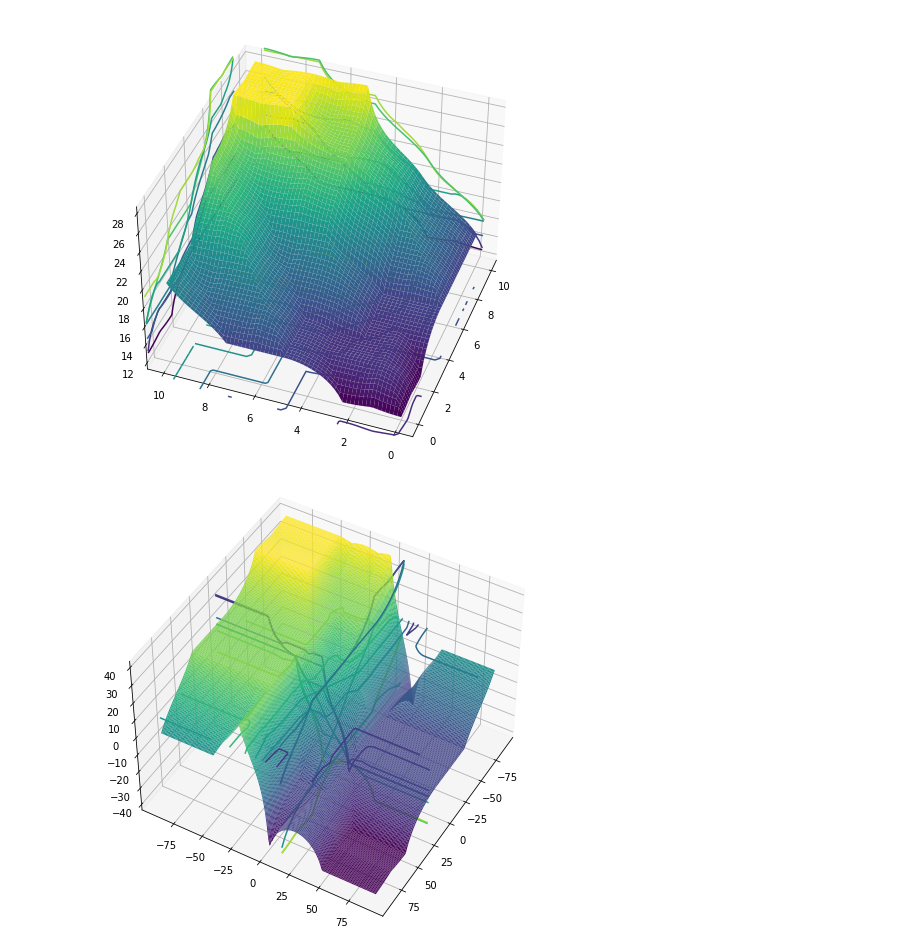
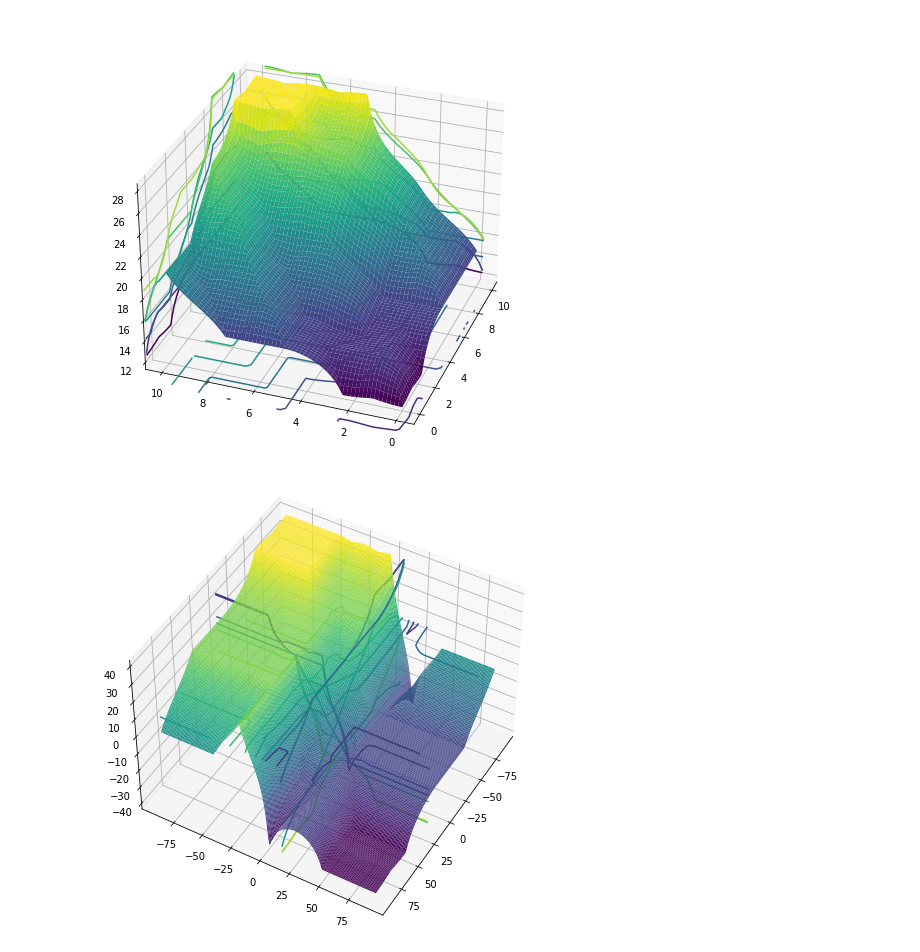
Before and after one commit to NguyenHoang127/AI_Exercise_2, a Jupyter notebook: Exercise_Fuzzy_AI_Adaptive_Neural_Fuzzy_20146195_Doan_Nguyen_Hoang.ipynb, the cells around one changed output. Saved outputs shown, nothing was run; the diff lists cells and outputs as text; code cells hidden in the pictures.

```diff
--- a/Exercise_Fuzzy_AI_Adaptive_Neural_Fuzzy_20146195_Doan_Nguyen_Hoang.ipynb
+++ b/Exercise_Fuzzy_AI_Adaptive_Neural_Fuzzy_20146195_Doan_Nguyen_Hoang.ipynb
@@ -72,35 +72,35 @@ upsampled = np.linspace(0,10,61)
 x,y = np.meshgrid(upsampled,upsampled)
 z = zeros_like(x)
 
 for i in range(61):
   for j in range(61):
     sim.input['food'] = x[i,j]
     sim.input['service'] = y[i,j]
     sim.compute()
     z[i,j]=sim.output['tip']
 
 
 import matplotlib.pyplot as plt
 from mpl_toolkits.mplot3d import Axes3D
 
 fig = plt.figure(figsize=(8,8))
 ax = fig.add_subplot(111,projection='3d')
 #Vẽ ra bề mặt điều khiển
 suf = ax.plot_surface(x,y,z,rstride=1,cstride=1,cmap='viridis',linewidth=0.4,antialiased=True)
 
 #Vẽ 3 hình chiếu lên trên mặt phẳng bề mặt điều khiển
 cset = ax.contour(x,y,z,zdir='z',offset =9,cmap='viridis',anpha=0.5)
 cset = ax.contour(x,y,z,zdir='x',offset =11,cmap='viridis',anpha=0.5)
 cset = ax.contour(x,y,z,zdir='y',offset =11,cmap='viridis',anpha=0.5)
 
-ax.view_init(40,200)
+ax.view_init(30,200)
 
 # Hiển Thị Kết Quả
 #food.view()
 #service.view()
 #tip.view()
 # %% [output]
-[figure, old version]
+[figure, new version]
 # %%
 # Con Lắc Ngược
 
```
Also changed, not shown: parts of 5 cells of this notebook.
